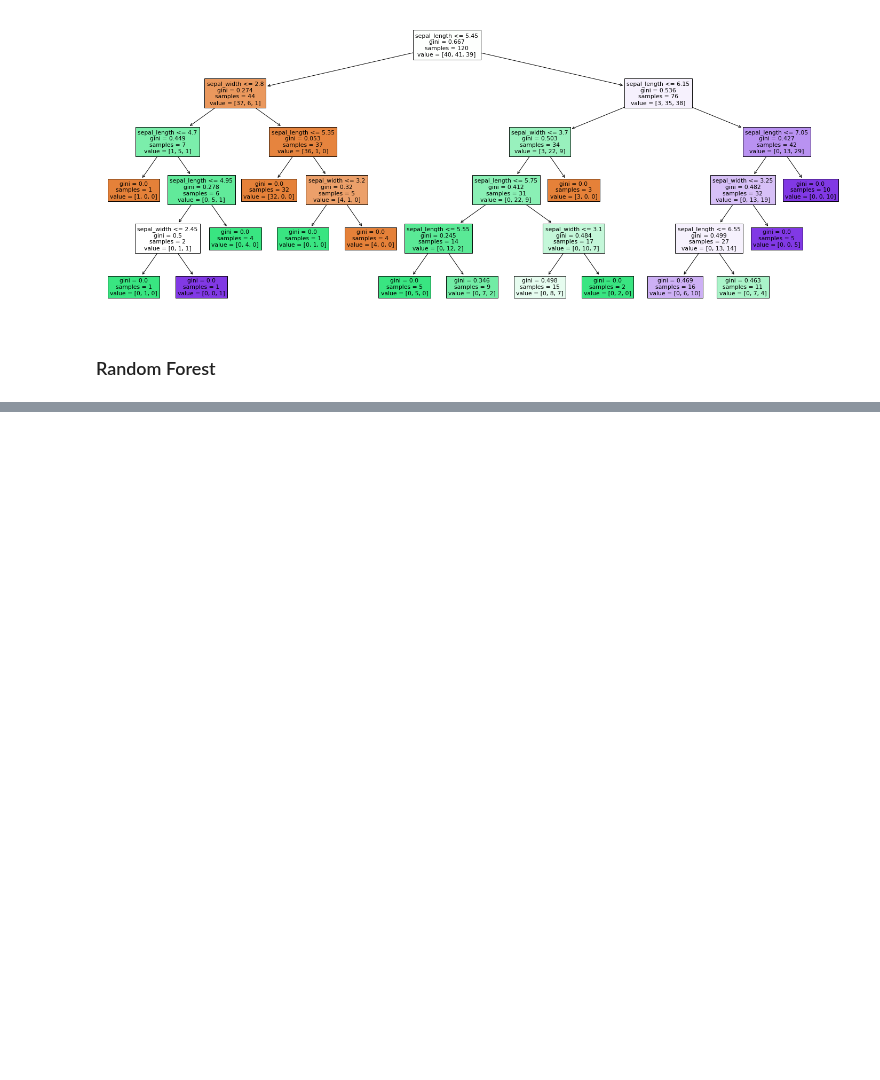
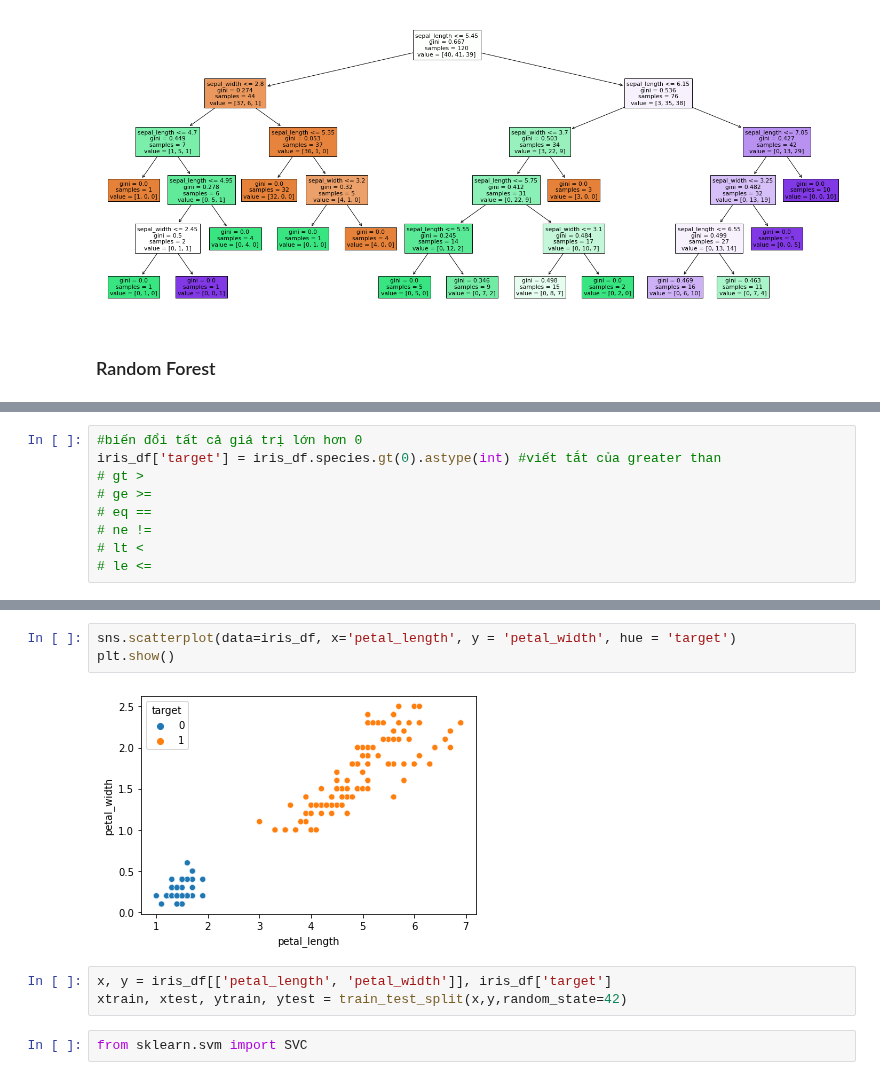
Before and after one commit to honghanhh/py40a12l2, a Jupyter notebook: lectures/lecture6/Thanh_trees.ipynb, the cells around one changed output, grey strips where cells are left out. Saved outputs shown, nothing was run; the diff lists cells and outputs as text; blank space fills up the shorter version.

```diff
--- a/lectures/lecture6/Thanh_trees.ipynb
+++ b/lectures/lecture6/Thanh_trees.ipynb
@@ -114,0 +152,9 @@ plt.show()
+# %%
+#biến đổi tất cả giá trị lớn hơn 0
+iris_df['target'] = iris_df.species.gt(0).astype(int) #viết tắt của greater than
+# gt >
+# ge >=
+# eq ==
+# ne !=
+# lt <
+# le <=
@@ -114,0 +177,10 @@ plt.show()
+# %%
+sns.scatterplot(data=iris_df, x='petal_length', y = 'petal_width', hue = 'target')
+plt.show()
+# %% [output]
+[figure, added]
+# %%
+x, y = iris_df[['petal_length', 'petal_width']], iris_df['target']
+xtrain, xtest, ytrain, ytest = train_test_split(x,y,random_state=42)
+# %%
+from sklearn.svm import SVC
```
Also changed, not shown: parts of 9 cells of this notebook.
